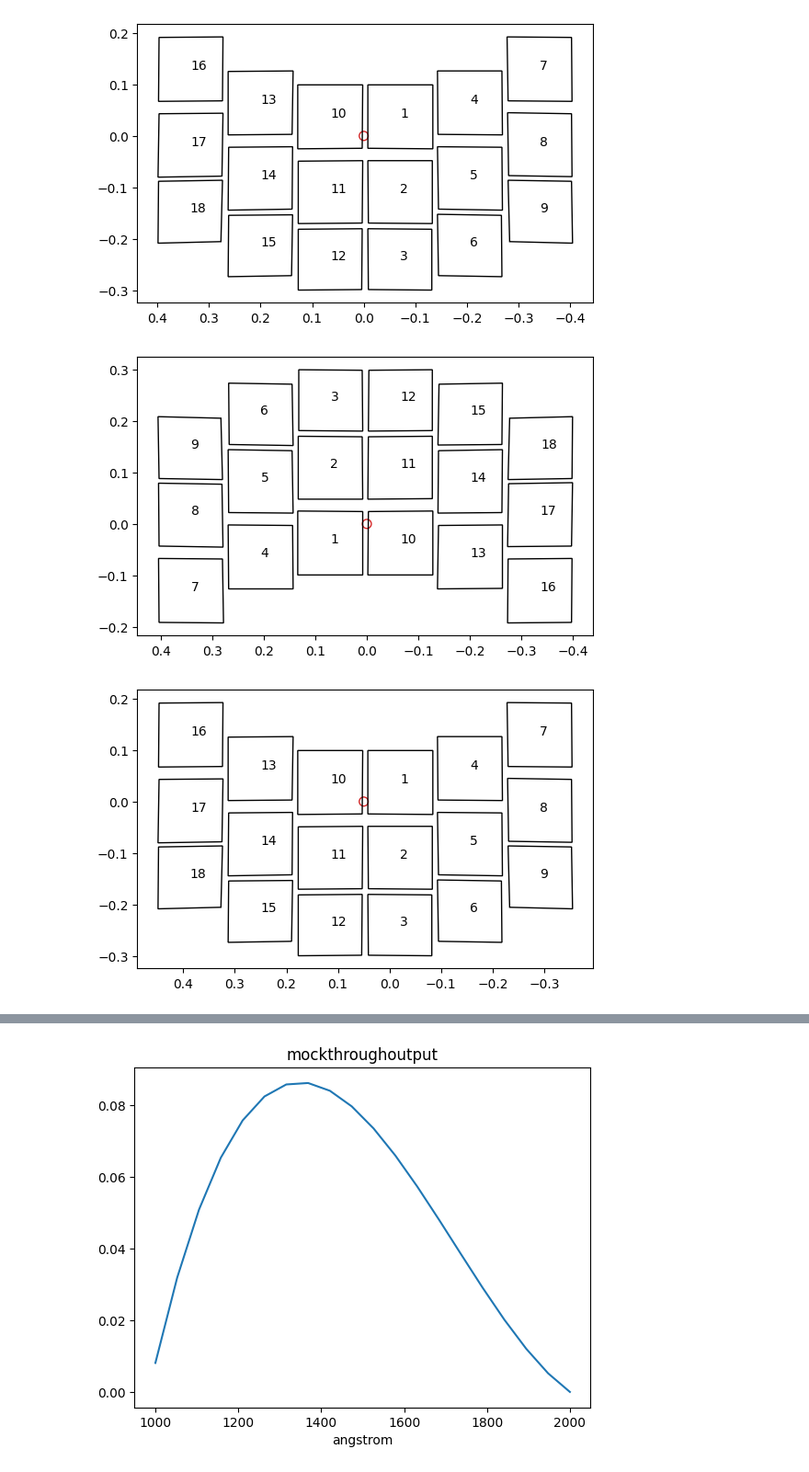
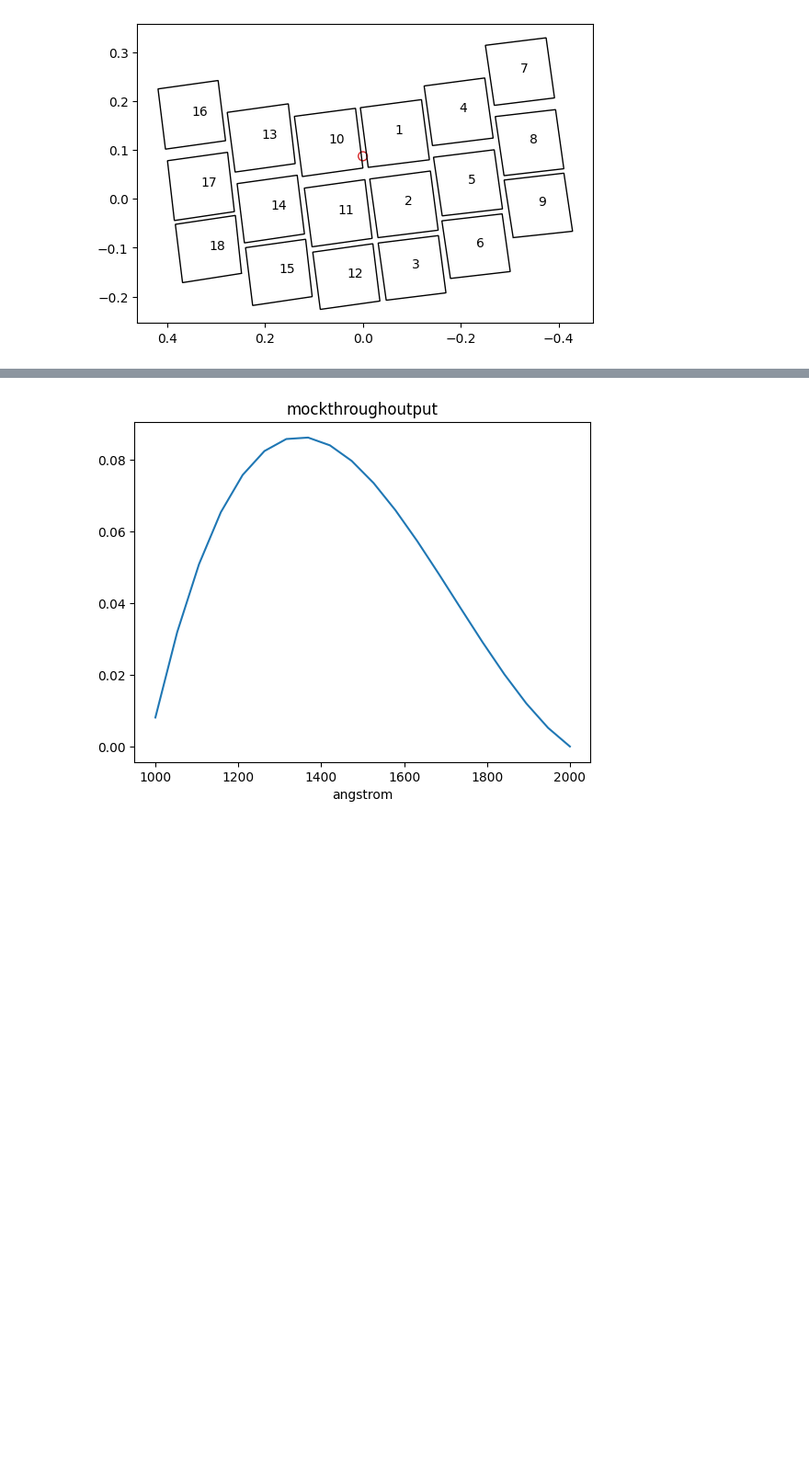
Before and after one commit to roman-grs-pit/relativefluxcalibration_test, a Jupyter notebook: wavelength_dependent_sca_grism.ipynb, the cells around one changed output, grey strips where cells are left out. Shown at 92% size. Drawn from its saved outputs; the diff is of its cells as text; code cells hidden in the pictures; blank space fills up the shorter version.

```diff
--- a/wavelength_dependent_sca_grism.ipynb
+++ b/wavelength_dependent_sca_grism.ipynb
@@ -41,22 +41,35 @@ rctrans = ctrans.RomanCoordsTransform(file_path=code_data_dir)
+# %%
+ra0 = 0
+dec0 = 0
+dithstep = 0.125*.2,0.125*.4
+ndith = 2
+decpa = 0.087
+rapa = 0.0
+decoffl = [decpa,decpa,-decpa,-decpa]
+raoffl = [rapa,rapa/3,-rapa/3,-rapa]
+pa_off = 10
+pal = [-2.5+pa_off,2.5+pa_off,177.5+pa_off,182.5+pa_off]
+pa = pal[0]
+decoff = decoffl[0]#decpa/2
+raoff = raoffl[0]
+
+pointing_coords = []
+
+survey = 0
+
+if survey == 0:
+    pointing_coords.append([ra0+raoff, dec0+decoff, pa])
+elif survey == 1:
+    for dith in range(0,ndith):
+        decoff = decoffl[0]#decpa/2
+        raoff = raoffl[0]
+        pointing_coords.append([ra0+raoff+dith*dithstep[0], dec0+decoff+dith*dithstep[1], pa])
 # %%
-RA_list = [0,0.05]
-Dec_list = [0]
-PA_list = [0,180]
-pointing_coords = []
-for r in RA_list:
-  for d in Dec_list:
-    for p in PA_list:
-      pointing_coords.append([r,d,p])
+footprints = {}
 
-footprints = {}
 for i in range(len(pointing_coords)):
-  RA = pointing_coords[i][0]
-  Dec = pointing_coords[i][1]
-  PA = pointing_coords[i][2]
-  dfoot = rctrans.wfi_sky_pointing(RA, Dec, PA, ds9=False)
+  dfoot = rctrans.wfi_sky_pointing(pointing_coords[i][0], pointing_coords[i][1], pointing_coords[i][2], ds9=False, ax=None)
   for detector in range(1,19):
     footprints[detector+i*18] = dfoot[0][detector]
 # %% [output]
-[figure, old version]
+[figure, new version]
-[figure, removed]
-[figure, removed]
```
Also changed, not shown: parts of 12 cells of this notebook.
